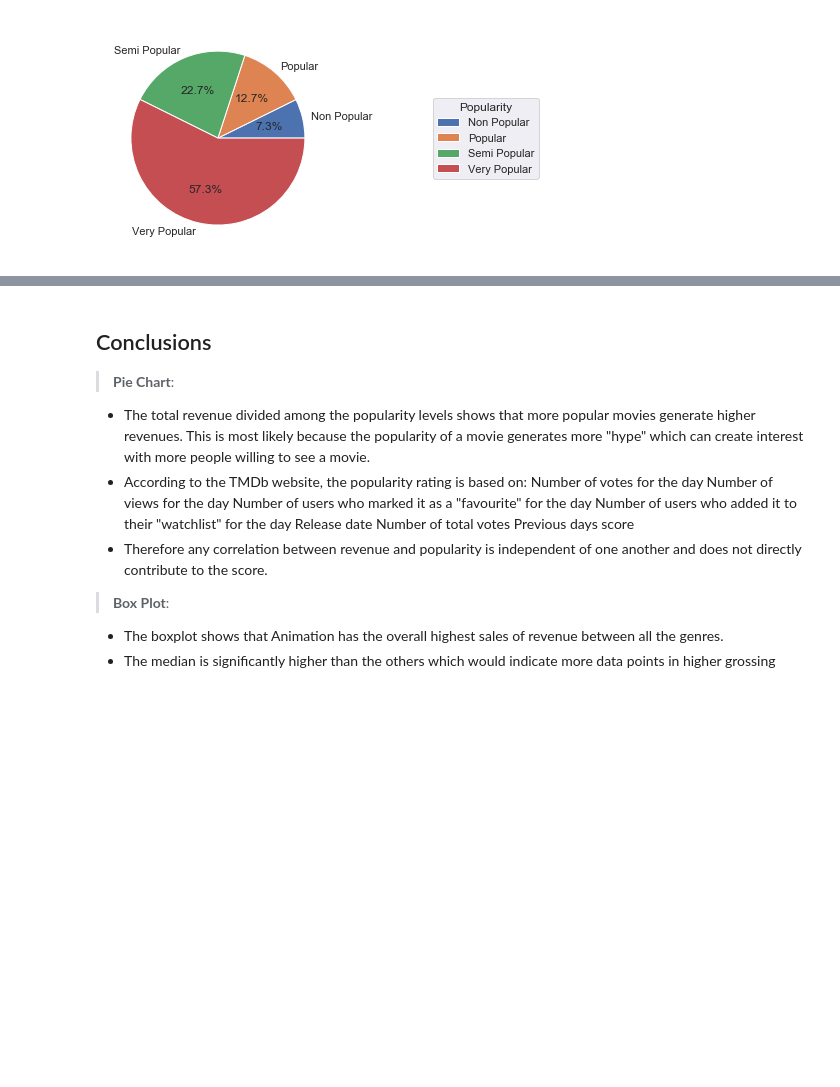
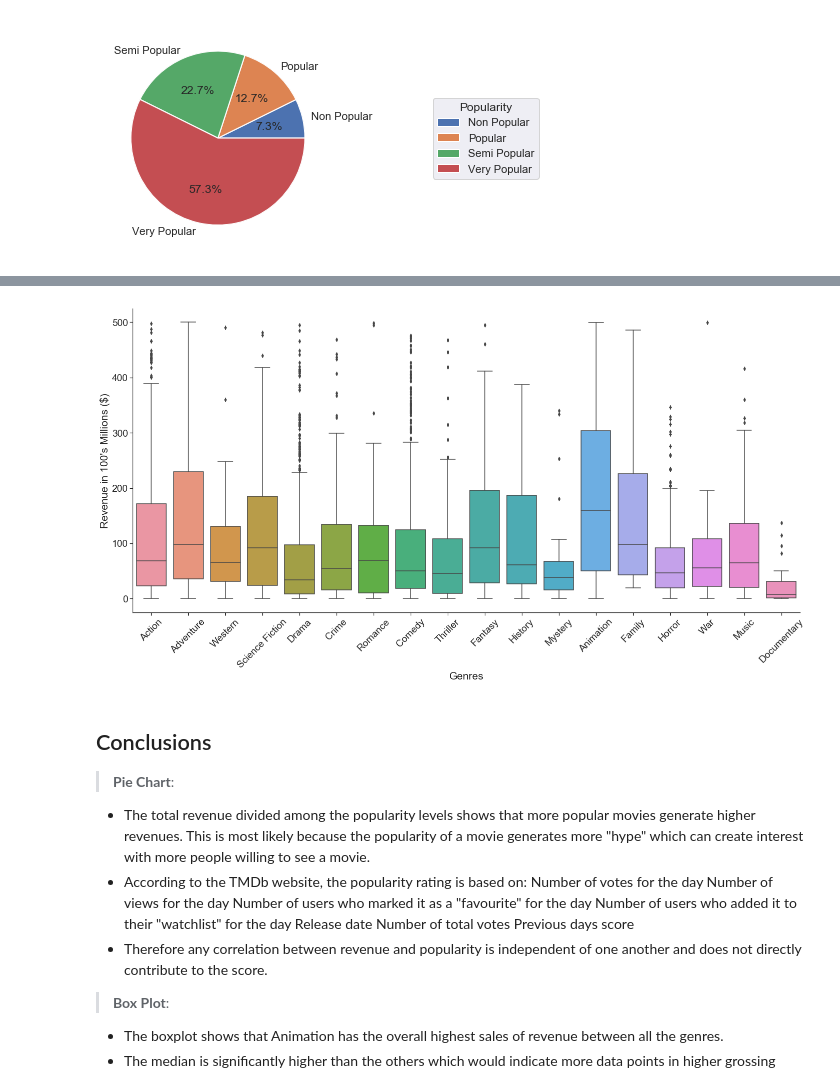
Before and after one commit to pulleyba/udacity_projects, a Jupyter notebook: Investigate Dataset Project/Investigate_Dataset_Final_Project.ipynb, the cells around one changed output, grey strips where cells are left out. Saved outputs shown, nothing was run; the diff lists cells and outputs as text; code cells hidden in the pictures; blank space fills up the shorter version.

```diff
--- a/Investigate Dataset Project/Investigate_Dataset_Final_Project.ipynb
+++ b/Investigate Dataset Project/Investigate_Dataset_Final_Project.ipynb
@@ -437,3 +441,14 @@ boxplot()
+# %%
+sns.set(style="ticks", font_scale=1.75)
+sns.catplot(x="genres_2", y="revenue_adj", kind="box", height=10, aspect=2, data=boxplot_data)
+plt.xlabel("Genres")
+plt.ylabel("Revenue in 100's Millions ($)")
+plt.xticks(rotation=45);
+#plt.yscale('log')
+plt.yticks([0, 100000000, 200000000, 300000000, 400000000, 500000000],
+           ['0', '100', '200', '300', '400', '500']);
+# %% [output]
+[figure, added]
 # %% [markdown]
 <a id='conclusions'></a>
 ## Conclusions
```
Also changed, not shown: parts of 3 cells of this notebook.
